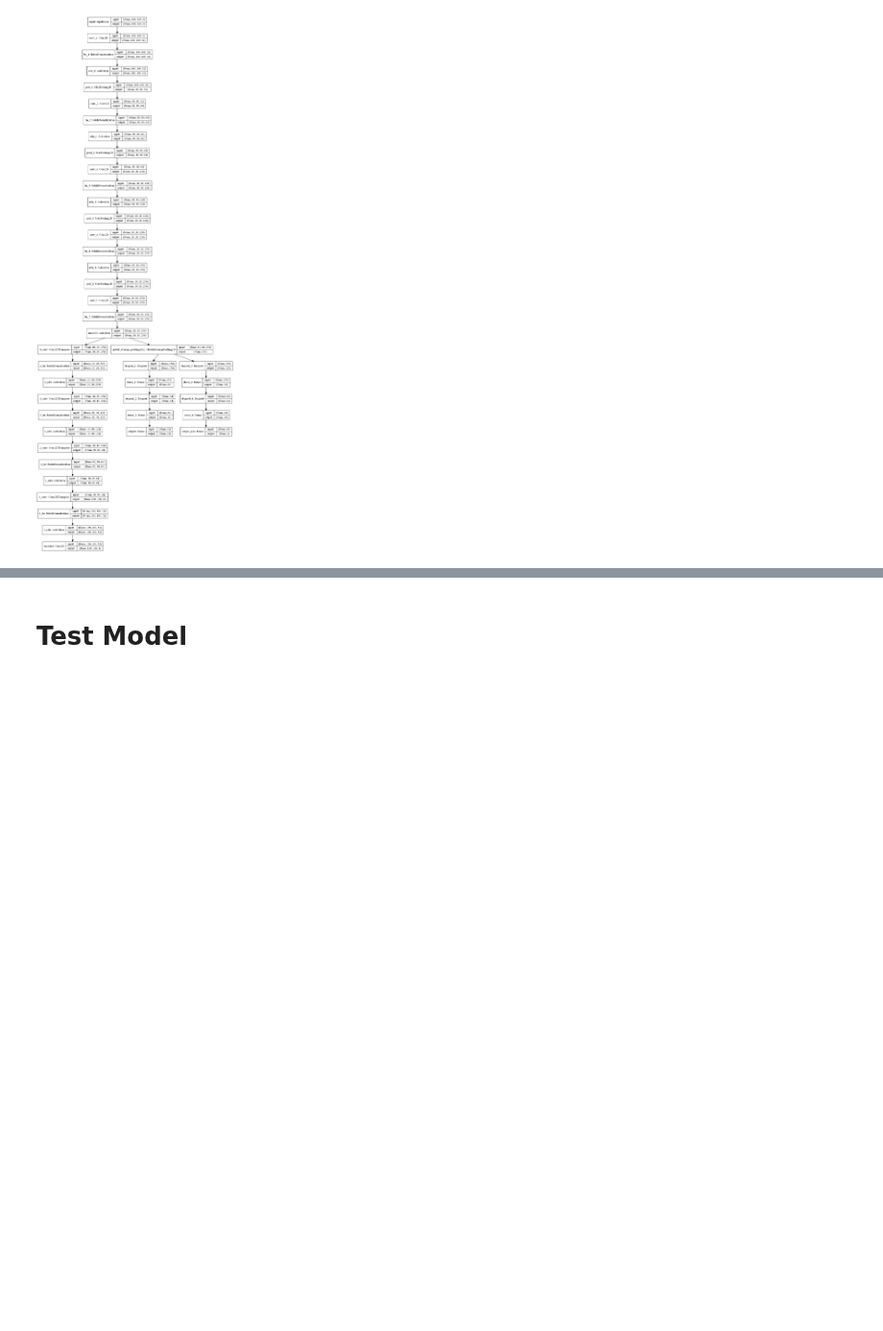
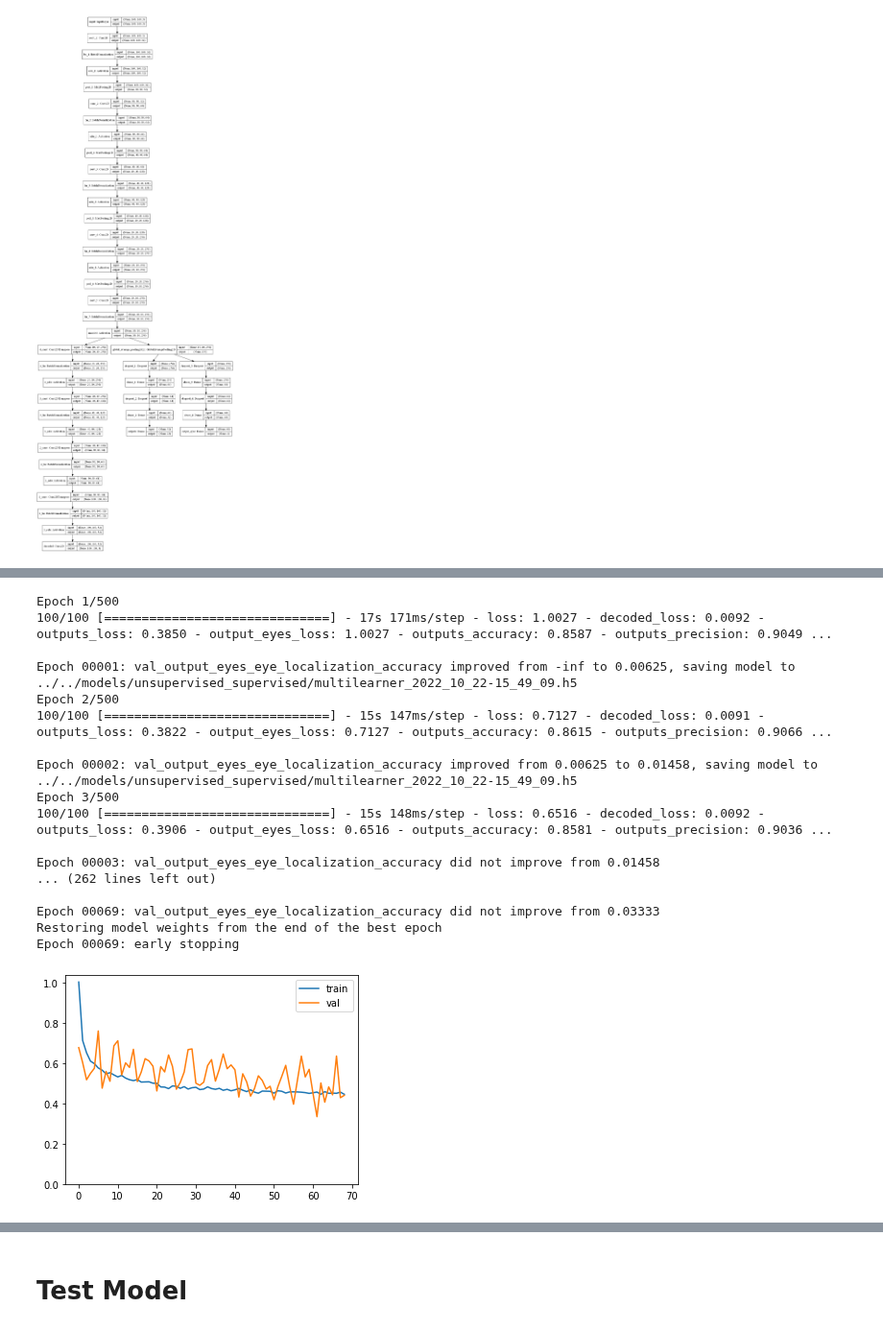
Before and after one commit to arnaldog12/icaonet, a Jupyter notebook: notebooks/supervised_unsupervised/Multilearning-Finetune.ipynb, the cells around one changed output, grey strips where cells are left out. Shown at 96% size. Cells and saved outputs as stored; diff of their text form; code cells hidden in the pictures; blank space fills up the shorter version.

Commit message:
:alembic: one more try to predict landmarks

```diff
--- a/notebooks/supervised_unsupervised/Multilearning-Finetune.ipynb
+++ b/notebooks/supervised_unsupervised/Multilearning-Finetune.ipynb
@@ -416,29 +339,42 @@ Epoch 1/500
 # %%
-# affine_params = dict(
-#     translate_percent=(-0.2, 0.2),
-#     rotate=(-30, 30),
-#     scale=(0.8, 1.2),
-#     order=0,
-# )
+affine_params = dict(
+    translate_percent=(-0.2, 0.2),
+    rotate=(-30, 30),
+    scale=(0.8, 1.2),
+    order=0,
+)
 
-# outputs_valid = {
-#     "decoded": x_val,
-#     "outputs": y_val_reqs,
-#     "output_eyes": y_val_eyes,
-# }
+gen_train = ImageLandmarkGenerator(x_train, y_train_reqs, y_train_eyes, batch_size=32, **affine_params)
+gen_valid = ImageLandmarkGenerator(x_val, y_val_reqs, y_val_eyes, batch_size=32, **affine_params)
 
-# gen_train = ImageLandmarkGenerator(x_train, y_train_reqs, y_train_eyes, batch_size=32, **affine_params)
-# # gen_valid = ImageLandmarkGenerator(x_val, y_val_reqs, y_val_eyes, batch_size=32, **affine_params)
+hist = model.fit_generator(
+    gen_train,
+    steps_per_epoch=100,
+    epochs=500,
+    validation_data=gen_valid,
+    callbacks=list_callbacks
+)
 
-# hist = model.fit_generator(
-#     gen_train,
-#     steps_per_epoch=100,
-#     epochs=500,
-#     validation_data=(x_val, outputs_valid),
-#     callbacks=list_callbacks
-# )
-
-# plot.keras_hist(hist.history)
+plot.keras_hist(hist.history)
+# %% [output]
+Epoch 1/500
+100/100 [==============================] - 17s 171ms/step - loss: 1.0027 - decoded_loss: 0.0092 - outputs_loss: 0.3850 - output_eyes_loss: 1.0027 - outputs_accuracy: 0.8587 - outputs_precision: 0.9049 ...
+
+Epoch 00001: val_output_eyes_eye_localization_accuracy improved from -inf to 0.00625, saving model to ../../models/unsupervised_supervised/multilearner_2022_10_22-15_49_09.h5
+Epoch 2/500
+100/100 [==============================] - 15s 147ms/step - loss: 0.7127 - decoded_loss: 0.0091 - outputs_loss: 0.3822 - output_eyes_loss: 0.7127 - outputs_accuracy: 0.8615 - outputs_precision: 0.9066 ...
+
+Epoch 00002: val_output_eyes_eye_localization_accuracy improved from 0.00625 to 0.01458, saving model to ../../models/unsupervised_supervised/multilearner_2022_10_22-15_49_09.h5
+Epoch 3/500
+100/100 [==============================] - 15s 148ms/step - loss: 0.6516 - decoded_loss: 0.0092 - outputs_loss: 0.3906 - output_eyes_loss: 0.6516 - outputs_accuracy: 0.8581 - outputs_precision: 0.9036 ...
+
+Epoch 00003: val_output_eyes_eye_localization_accuracy did not improve from 0.01458
+... (262 lines left out)
+
+Epoch 00069: val_output_eyes_eye_localization_accuracy did not improve from 0.03333
+Restoring model weights from the end of the best epoch
+Epoch 00069: early stopping
+[figure, added]
 # %%
 history = hist.history
 
```
Also changed, not shown: parts of 22 cells of this notebook, 1 other file.
